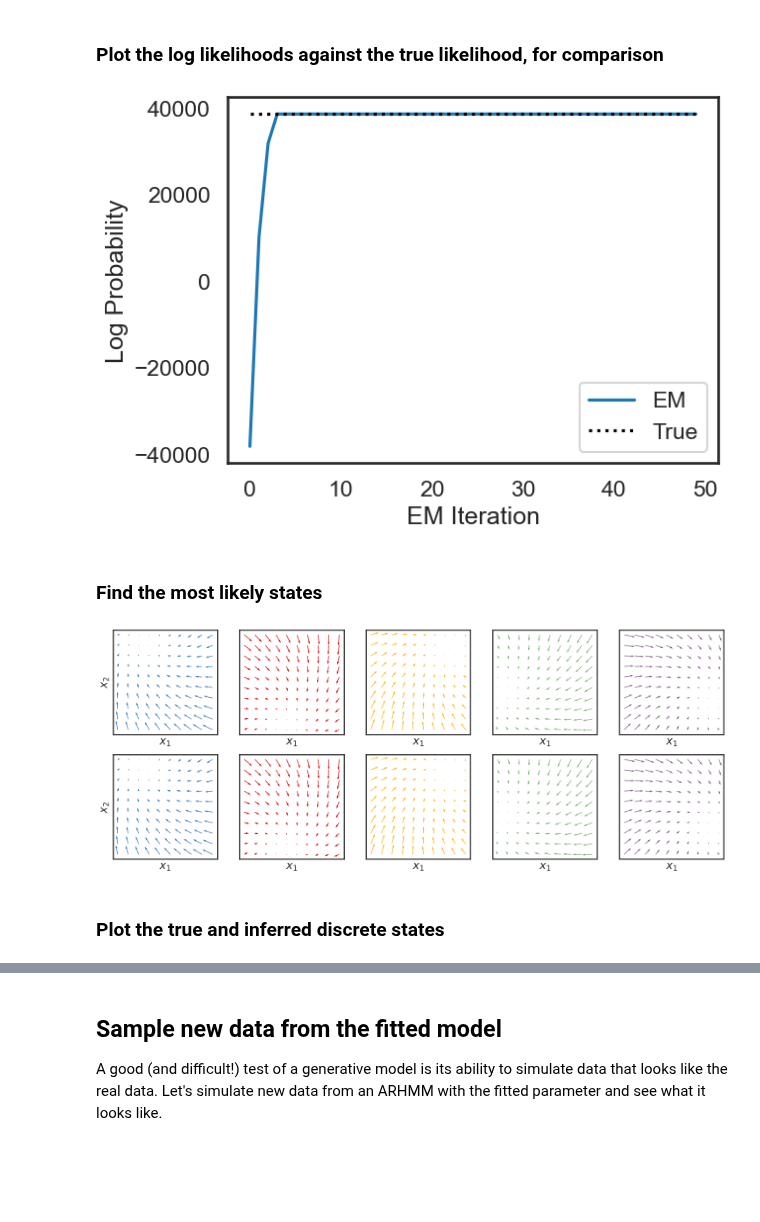
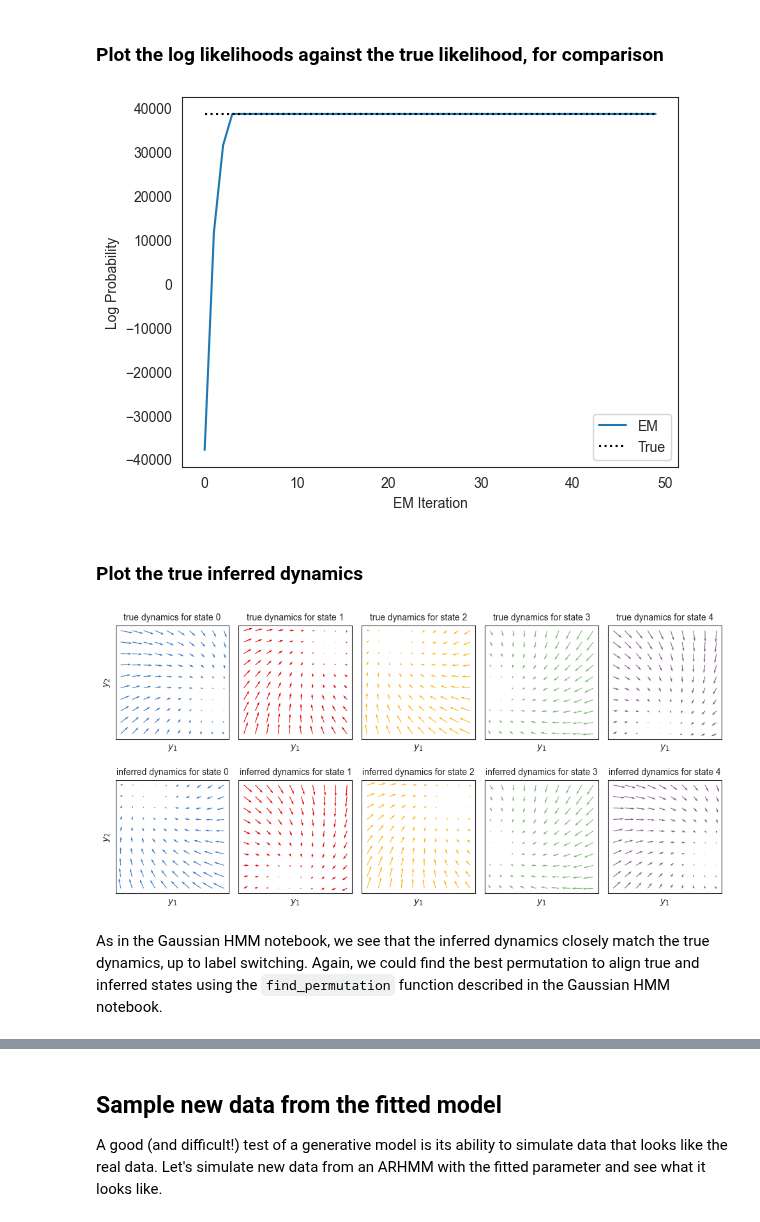
Before and after one commit to probml/dynamax, a Jupyter notebook: docs/notebooks/hmm/autoregressive_hmm.ipynb, the cells around one changed output, grey strips where cells are left out. Cells and saved outputs as stored; diff of their text form; code cells hidden in the pictures; blank space fills up the shorter version.

Commit message:
adding comments to the HMM notebooks

```diff
--- a/docs/notebooks/hmm/autoregressive_hmm.ipynb
+++ b/docs/notebooks/hmm/autoregressive_hmm.ipynb
@@ -38,7 +38,6 @@ from dynamax.utils.utils import random_rotation
 ### Helper functions for plotting
 # %%
 sns.set_style("white")
-sns.set_context("talk")
 
 color_names = [
     "windows blue",
@@ -96,7 +105,7 @@ if emission_dim == 2:
     X, Y = jnp.meshgrid(x, y)
     xy = jnp.column_stack((X.ravel(), Y.ravel()))
 
-    fig, axs = plt.subplots(1, num_states, figsize=(3 * num_states, 6))
+    fig, axs = plt.subplots(1, num_states, figsize=(2 * num_states, 4))
     for k in range(num_states):
         A, b = weights[k], biases[k]
         dxydt_m = xy.dot(A.T) + b - xy
@@ -105,12 +114,13 @@ if emission_dim == 2:
                     color=colors[k % len(colors)])
 
 
-        axs[k].set_xlabel('$x_1$')
+        axs[k].set_xlabel('$y_1$')
         axs[k].set_xticks([])
         if k == 0:
-            axs[k].set_ylabel("$x_2$")
+            axs[k].set_ylabel("$y_2$")
         axs[k].set_yticks([])
         axs[k].set_aspect("equal")
+        axs[k].set_title(f"dynamics for state {k}")
 
 
     plt.tight_layout()
@@ -134,12 +157,13 @@ true_states, emissions = true_arhmm.sample(true_params, jr.PRNGKey(0), time_bins
 inputs = true_arhmm.compute_inputs(emissions)
 # %%
 # Plot the sampled data
-fig = plt.figure(figsize=(8, 8))
+fig = plt.figure(figsize=(6, 6))
 for k in range(num_states):
     plt.plot(*emissions[true_states==k].T, 'o', color=colors[k],
          alpha=0.75, markersize=3)
 
 plt.plot(*emissions[:1000].T, '-k', lw=0.5, alpha=0.2)
-plt.xlabel("$x_1$")
-plt.ylabel("$x_2$")
+plt.xlabel("$y_1$")
+plt.ylabel("$y_2$")
+plt.title("Sampled trajectory from an AR-HMM, color-coded by discrete state")
 # %% [output]
@@ -198,6 +224,4 @@ plt.ylabel("Log Probability")
 plt.legend(loc="lower right")
 plt.show()
 # %% [output]
-[figure, old version]
+[figure, new version]
-# %% [markdown]
-### Find the most likely states
@@ -207,32 +228,36 @@ most_likely_states = arhmm.most_likely_states(fitted_params, emissions, inputs=i
+# %% [markdown]
+### Plot the true inferred dynamics
 # %%
 if emission_dim == 2:
     lim = abs(emissions).max()
     x = jnp.linspace(-lim, lim, 10)
     y = jnp.linspace(-lim, lim, 10)
     X, Y = jnp.meshgrid(x, y)
     xy = jnp.column_stack((X.ravel(), Y.ravel()))
 
-    fig, axs = plt.subplots(2, max(num_states, test_num_states), figsize=(3 * num_states, 6))
-    for i, model in enumerate([true_arhmm, arhmm]):
-        for j in range(model.num_states):
-            A = fitted_params.emissions.weights[j]
-            b = fitted_params.emissions.biases[j]
+    fig, axs = plt.subplots(2, max(num_states, test_num_states), figsize=(2 * num_states, 5))
+    for i, params in enumerate([true_params, fitted_params]):
+        for j in range(num_states):
+            A = params.emissions.weights[j]
+            b = params.emissions.biases[j]
             dxydt_m = xy.dot(A.T) + b - xy
             axs[i,j].quiver(xy[:, 0], xy[:, 1],
                         dxydt_m[:, 0], dxydt_m[:, 1],
                         color=colors[j % len(colors)])
 
 
-            axs[i,j].set_xlabel('$x_1$')
+            axs[i,j].set_xlabel('$y_1$')
             axs[i,j].set_xticks([])
             if j == 0:
-                axs[i,j].set_ylabel("$x_2$")
+                axs[i,j].set_ylabel("$y_2$")
             axs[i,j].set_yticks([])
             axs[i,j].set_aspect("equal")
+            axs[i,j].set_title(f"{'true' if i==0 else 'inferred'} dynamics for state {j}",
+                               fontsize=10)
 
 
     plt.tight_layout()
 # %% [output]
-[figure, old version]
+[figure, new version]
-# %% [markdown]
-### Plot the true and inferred discrete states
+# %% [markdown]
+As in the Gaussian HMM notebook, we see that the inferred dynamics closely match the true dynamics, up to label switching. Again, we could find the best permutation to align true and inferred states using the `find_permutation` function described in the Gaussian HMM notebook.
```
Also changed, not shown: parts of 21 cells of this notebook, 4 other files.
